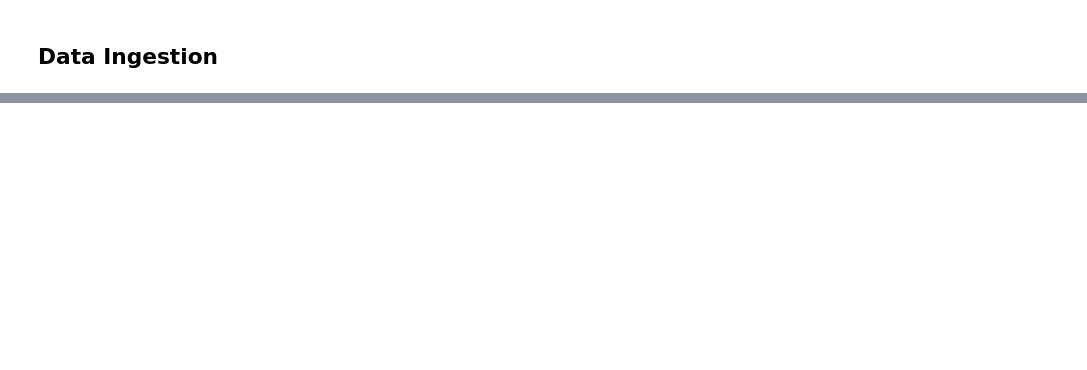
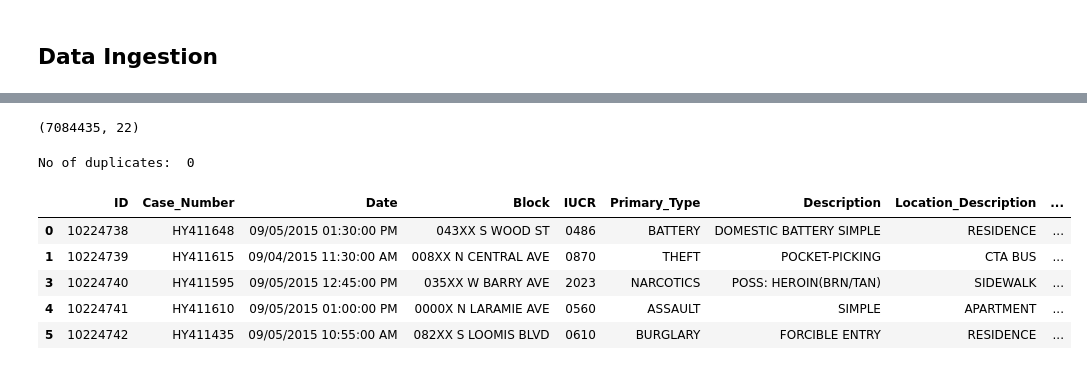
Before and after one commit to perpetualdev/ai_engineering, a Jupyter notebook: module_two/tasks/perpetual_meninwa_task19.ipynb, the cells around one changed output, grey strips where cells are left out. Saved outputs shown, nothing was run; the diff lists cells and outputs as text; code cells hidden in the pictures; blank space fills up the shorter version.

```diff
--- a/module_two/tasks/perpetual_meninwa_task19.ipynb
+++ b/module_two/tasks/perpetual_meninwa_task19.ipynb
@@ -20,0 +108,3 @@ crime_data.head()
+# %%
+# Drop missing values
+crime_data.dropna(inplace=True)
@@ -20,0 +132,23 @@ crime_data.head()
+# %%
+# Checking for number of rows and columns after dropping missing values
+crime_data.shape
+# %% [output]
+(7084435, 22)
+# %%
+# Check for duplicate values
+print("No of duplicates: ", crime_data.duplicated().sum())
+# %% [output]
+No of duplicates:  0
+# %%
+# Rename column headers with spaces
+columns = crime_data.columns
+new_cols = [col for col in columns if ' ' in col]
+crime_data = crime_data.rename(columns={col: col.replace(' ', '_') for col in new_cols})
+crime_data.head()
+# %% [output]
+|  | ID | Case_Number | Date | Block | IUCR | Primary_Type | Description | Location_Description | ... |
+| 0 | 10224738 | HY411648 | 09/05/2015 01:30:00 PM | 043XX S WOOD ST | 0486 | BATTERY | DOMESTIC BATTERY SIMPLE | RESIDENCE | ... |
+| 1 | 10224739 | HY411615 | 09/04/2015 11:30:00 AM | 008XX N CENTRAL AVE | 0870 | THEFT | POCKET-PICKING | CTA BUS | ... |
+| 3 | 10224740 | HY411595 | 09/05/2015 12:45:00 PM | 035XX W BARRY AVE | 2023 | NARCOTICS | POSS: HEROIN(BRN/TAN) | SIDEWALK | ... |
+| 4 | 10224741 | HY411610 | 09/05/2015 01:00:00 PM | 0000X N LARAMIE AVE | 0560 | ASSAULT | SIMPLE | APARTMENT | ... |
+| 5 | 10224742 | HY411435 | 09/05/2015 10:55:00 AM | 082XX S LOOMIS BLVD | 0610 | BURGLARY | FORCIBLE ENTRY | RESIDENCE | ... |
```
Also changed, not shown: parts of 15 cells of this notebook.
